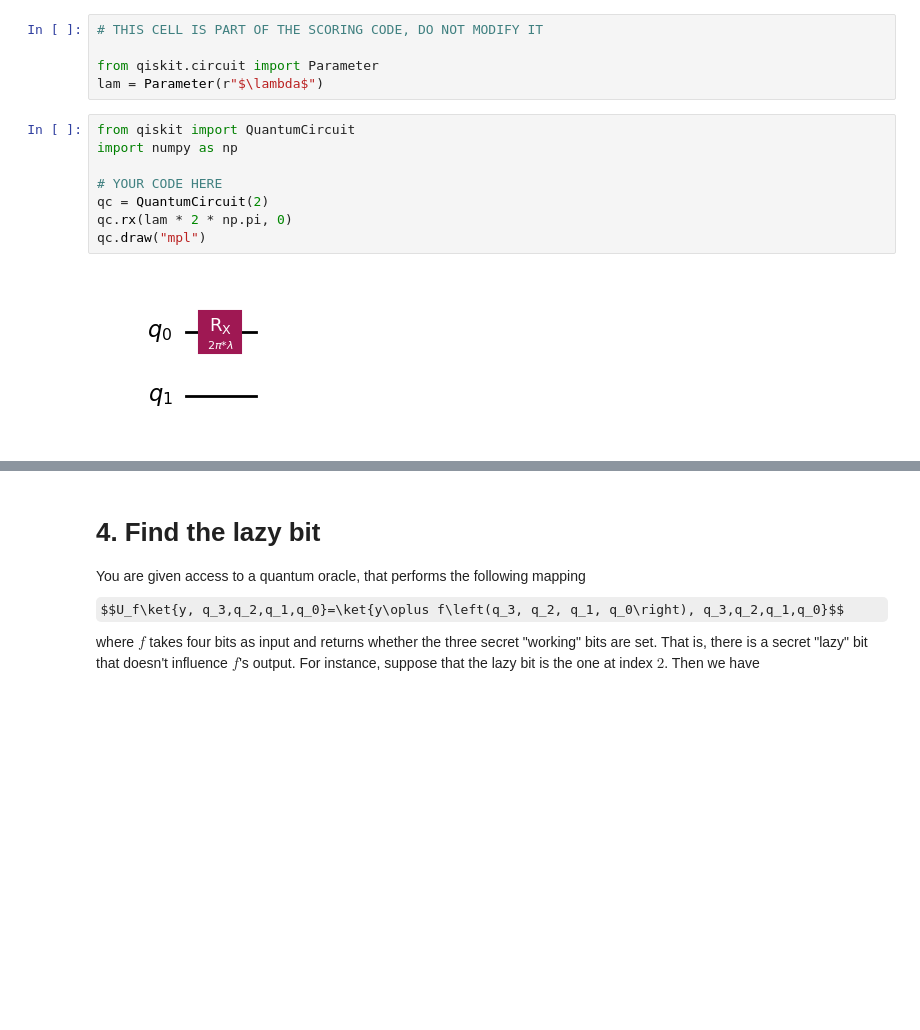
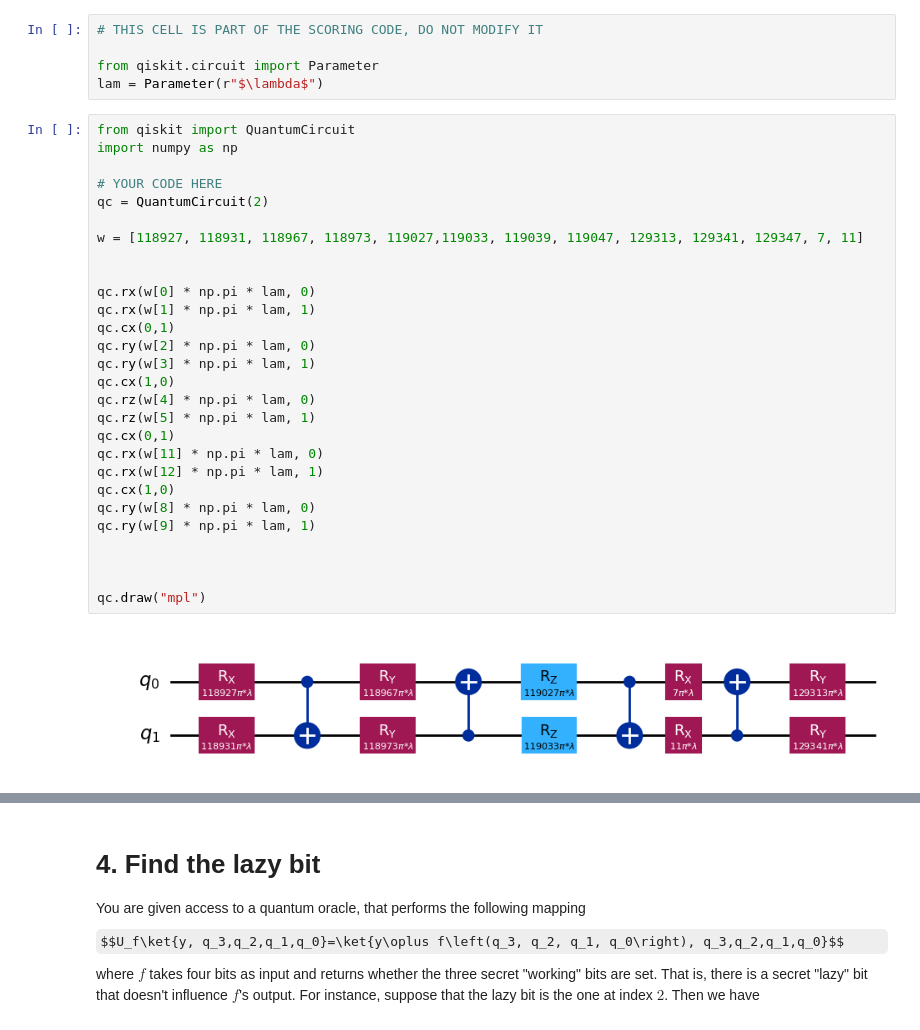
Before and after one commit to chaotiquetaurus/hackaton_interesemestre2, a Jupyter notebook: Sandbox/Question_omar.ipynb, the cells around one changed output, grey strips where cells are left out. Cells and saved outputs as stored; diff of their text form; some formulas as TeX source; blank space fills up the shorter version.

```diff
--- a/Sandbox/Question_omar.ipynb
+++ b/Sandbox/Question_omar.ipynb
@@ -201,13 +201,33 @@ lam = Parameter(r"$\lambda$")
 # %%
 from qiskit import QuantumCircuit
 import numpy as np
 
 # YOUR CODE HERE
 qc = QuantumCircuit(2)
-qc.rx(lam * 2 * np.pi, 0)
+
+w = [118927, 118931, 118967, 118973, 119027,119033, 119039, 119047, 129313, 129341, 129347, 7, 11]
+
+
+qc.rx(w[0] * np.pi * lam, 0)
+qc.rx(w[1] * np.pi * lam, 1)
+qc.cx(0,1)
+qc.ry(w[2] * np.pi * lam, 0)
+qc.ry(w[3] * np.pi * lam, 1)
+qc.cx(1,0)
+qc.rz(w[4] * np.pi * lam, 0)
+qc.rz(w[5] * np.pi * lam, 1)
+qc.cx(0,1)
+qc.rx(w[11] * np.pi * lam, 0)
+qc.rx(w[12] * np.pi * lam, 1)
+qc.cx(1,0)
+qc.ry(w[8] * np.pi * lam, 0)
+qc.ry(w[9] * np.pi * lam, 1)
+
+
+
 qc.draw("mpl")
 # %% [output]
-[figure, old version]
+[figure, new version]
 # %%
 # SCORING CELL
 
```
Also changed, not shown: parts of 5 cells of this notebook, 1 other file.
